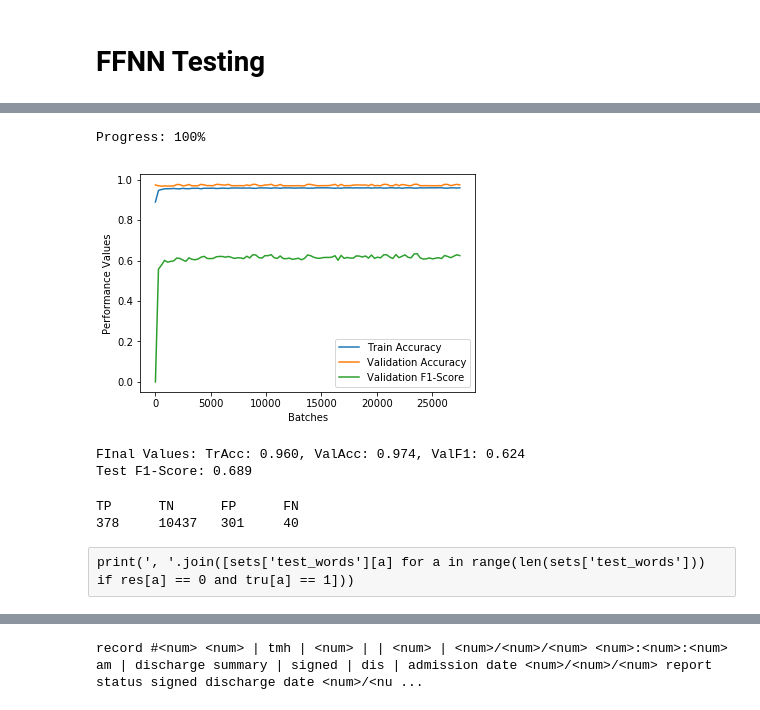
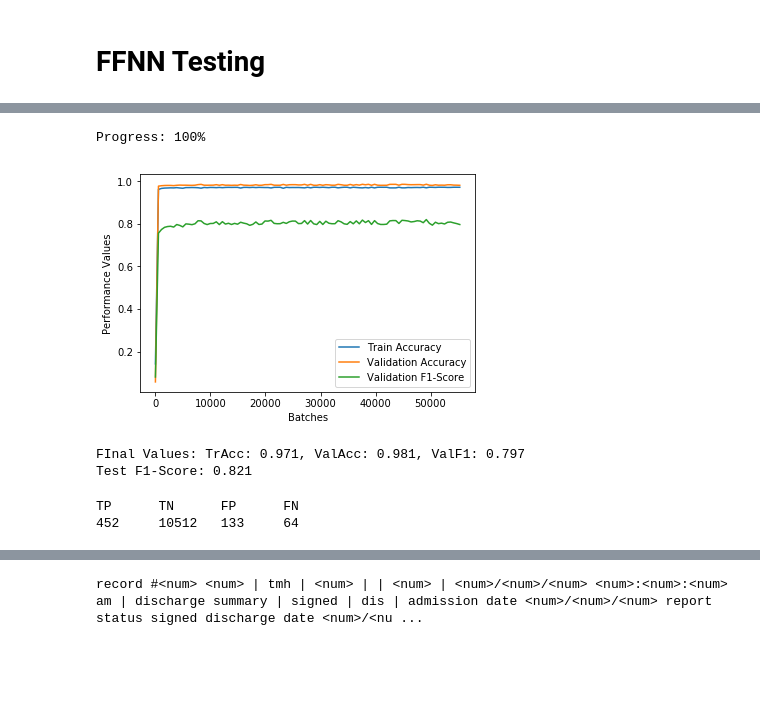
Before and after one commit to goto1991/L2B2-medication-extraction, a Jupyter notebook: Model 2.ipynb, the cells around one changed output, grey strips where cells are left out. Cells and saved outputs as stored; diff of their text form; code cells hidden in the pictures; blank space fills up the shorter version.

```diff
--- a/Model 2.ipynb
+++ b/Model 2.ipynb
@@ -73,12 +69,12 @@ Ratio: med: 0.11% non-med: 0.89%
 # %%
 NN = FF_Model(layers=[50])
 NN.build_graph()
-_,_,_,_ = NN.train(sets, epochs=5, batch=50, show_plot=True, show_progress=True)
+_,_,_,_ = NN.train(sets, epochs=10, batch=50, show_plot=True, show_progress=True)
 # %% [output]
 Progress: 100%
-[figure, old version]
+[figure, new version]
-FInal Values: TrAcc: 0.960, ValAcc: 0.974, ValF1: 0.624
-Test F1-Score: 0.689
+FInal Values: TrAcc: 0.971, ValAcc: 0.981, ValF1: 0.797
+Test F1-Score: 0.821
 # %%
 res = NN.predict(sets['test_set'])
 tru = np.argmax(sets['test_labels'], 1)
@@ -91,6 +87,4 @@ TFPN = [TP, TN, FP, FN]
 print('TP\tTN\tFP\tFN\n{}\t{}\t{}\t{}'.format(*TFPN))
 # %% [output]
 TP      TN      FP      FN
-378     10437   301     40
+452     10512   133     64
-# %% [raw]
-print(', '.join([sets['test_words'][a] for a in range(len(sets['test_words'])) if res[a] == 0 and tru[a] == 1]))
```
Also changed, not shown: parts of 14 cells of this notebook, 8 other files.
